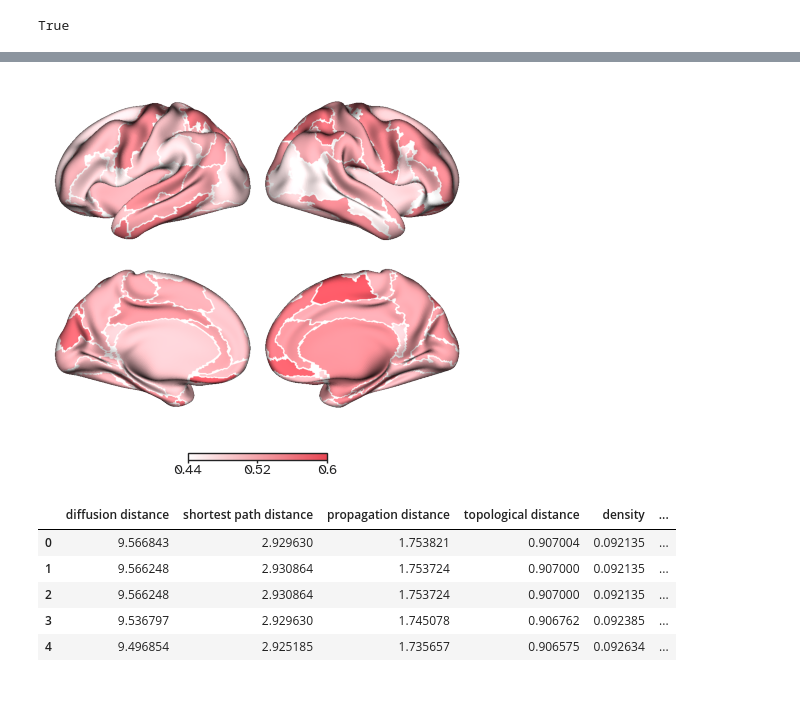
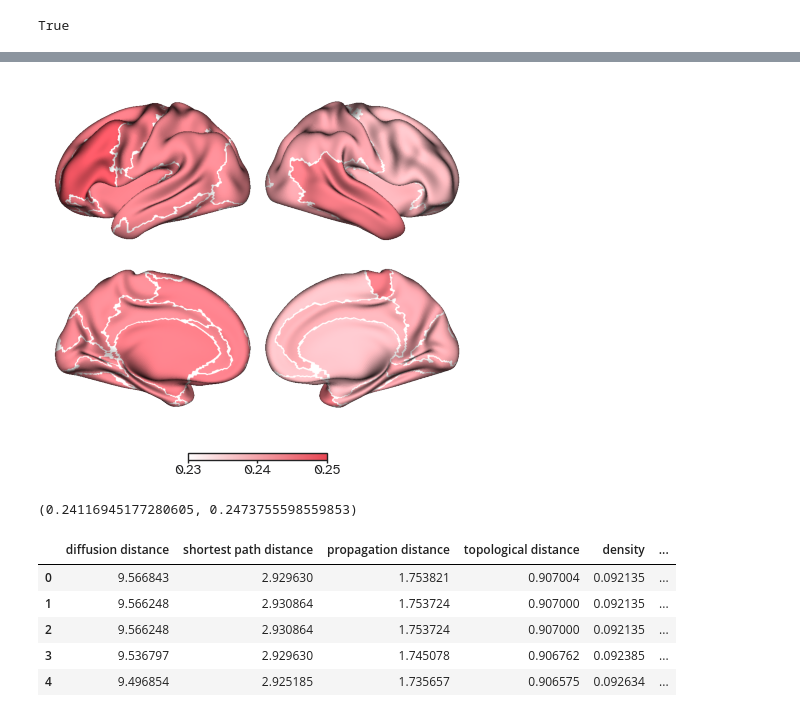
Before and after one commit to kuffmode/Optimal_networks, a Jupyter notebook: generative_aal.ipynb, the cells around one changed output, grey strips where cells are left out. Cells and saved outputs as stored; diff of their text form; code cells hidden in the pictures.

```diff
--- a/generative_aal.ipynb
+++ b/generative_aal.ipynb
@@ -206,9 +222,9 @@ empirical_similarity = np.zeros((hcp_ya.shape[0],hcp_ya.shape[-1]))
 simulated_similarity = np.zeros((hcp_ya.shape[0],hcp_ya.shape[-1]))
 for subject in range(hcp_ya.shape[-1]):
     empirical_similarity[:,subject] = ut.calculate_endpoint_similarity(hcp_ya[:,:,subject],
-                                                                       empirical_consensus)
+                                                                       hcp_ya[:,:,0])
     simulated_similarity[:,subject] = ut.calculate_endpoint_similarity(simulated_networks[:,:,subject],
-                                                                       empirical_consensus)
+                                                                       hcp_ya[:,:,0])
 
 empirical_similarity = pd.DataFrame(empirical_similarity.T,columns=labels)
 simulated_similarity = pd.DataFrame(simulated_similarity.T,columns=labels)
@@ -215,26 +235,32 @@ simulated_similarity = pd.DataFrame(simulated_similarity.T,columns=labels)
 # %%
-left_data = empirical_similarity.iloc[:,::2].copy()
-right_data = empirical_similarity.iloc[:,1::2].copy()
+left_data = simulated_similarity.iloc[:,::2].copy()
+right_data = simulated_similarity.iloc[:,1::2].copy()
 left_surfdata = parcellation.map_to_labels(left_data.mean(1),lh_vertex_labels)
 right_surfdata = parcellation.map_to_labels(right_data.mean(1),rh_vertex_labels)
 # %%
 surfaces = fetch_fslr()
 lh, rh = surfaces['inflated']
 
 
 p = Plot(surf_lh=lh, surf_rh=rh,
          brightness=0.8)
 p.add_layer({'left':left_surfdata,
              'right':right_surfdata},
-            cmap=surfcolors)
+            cmap=surfcolors,color_range=[0.23,0.25],)
 
 p.add_layer({'left':left_surfdata,
              'right':right_surfdata},
-            cmap='binary_r',as_outline=True,cbar=False)
+            cmap='binary_r',
+            as_outline=True,
+            cbar=False)
 fig = p.build()
-fig.savefig("figures/HCP/ES_empirical.pdf", dpi=600, bbox_inches="tight")
+fig.savefig("figures/HCP/ES_diffusion.pdf", dpi=600, bbox_inches="tight")
 # %% [output]
-[figure, old version]
+[figure, new version]
+# %%
+left_data.mean().mean(), right_data.mean().mean()
+# %% [output]
+(0.24116945177280605, 0.2473755598559853)
 # %%
 # diffusion_measures = ut.compute_graph_metrics_parallel(simulated_networks,
 #                                                     empirical_consensus,
```
Also changed, not shown: parts of 6 cells of this notebook.
